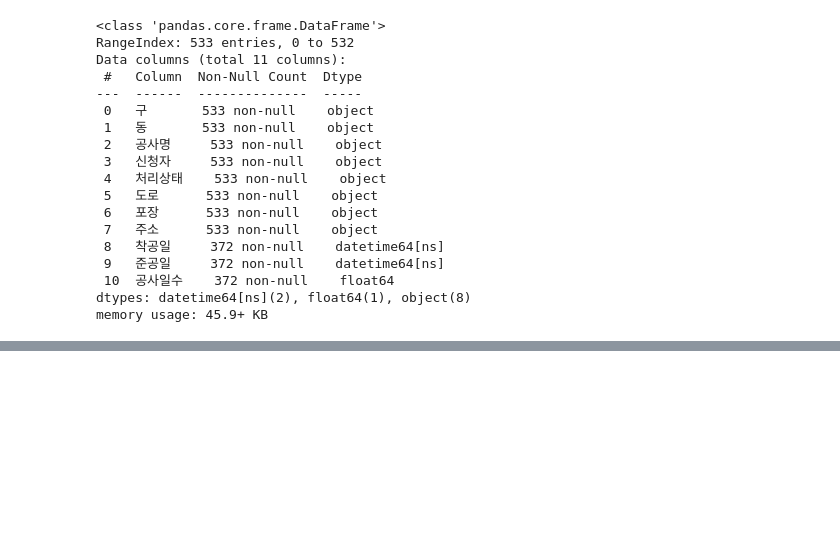
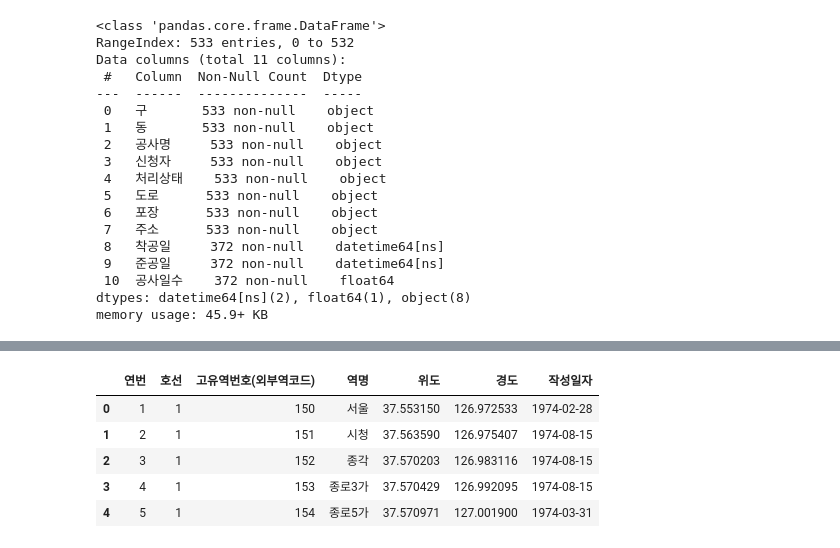
Before and after one commit to 25-1-SI/preprocessing, a Jupyter notebook: notebooks/preprocessing.ipynb, the cells around one changed output, grey strips where cells are left out. Saved outputs shown, nothing was run; the diff lists cells and outputs as text; code cells hidden in the pictures; blank space fills up the shorter version.

```diff
--- a/notebooks/preprocessing.ipynb
+++ b/notebooks/preprocessing.ipynb
@@ -408,0 +423,9 @@ road_construction_df.to_csv("data/processed/road_construction_processed.csv", in
+# %%
+subway_coordinate.head()
+# %% [output]
+|  | 연번 | 호선 | 고유역번호(외부역코드) | 역명 | 위도 | 경도 | 작성일자 |
+| 0 | 1 | 1 | 150 | 서울 | 37.553150 | 126.972533 | 1974-02-28 |
+| 1 | 2 | 1 | 151 | 시청 | 37.563590 | 126.975407 | 1974-08-15 |
+| 2 | 3 | 1 | 152 | 종각 | 37.570203 | 126.983116 | 1974-08-15 |
+| 3 | 4 | 1 | 153 | 종로3가 | 37.570429 | 126.992095 | 1974-08-15 |
+| 4 | 5 | 1 | 154 | 종로5가 | 37.570971 | 127.001900 | 1974-03-31 |
```
Also changed, not shown: parts of 15 cells of this notebook, 1 other file.
